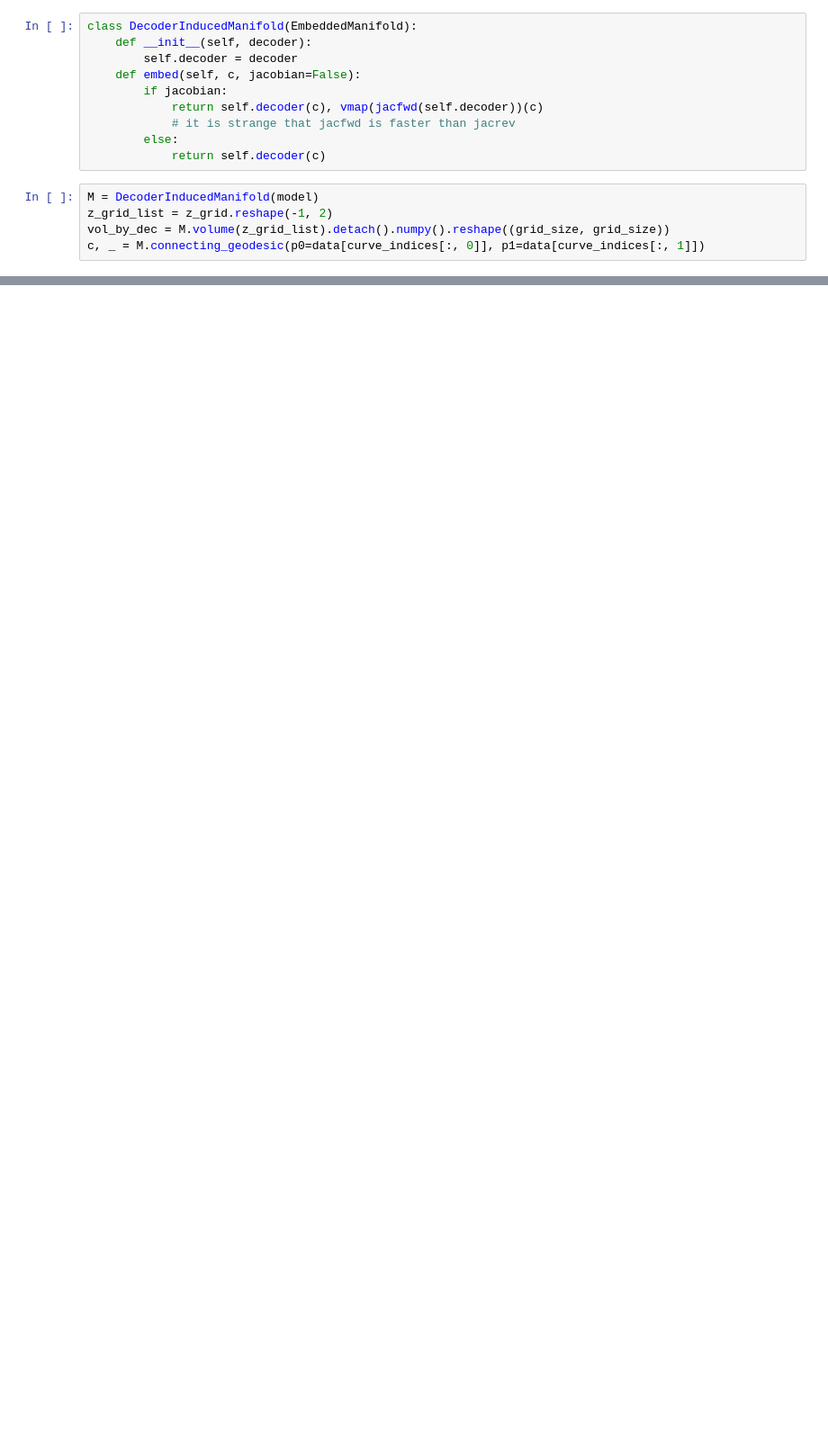
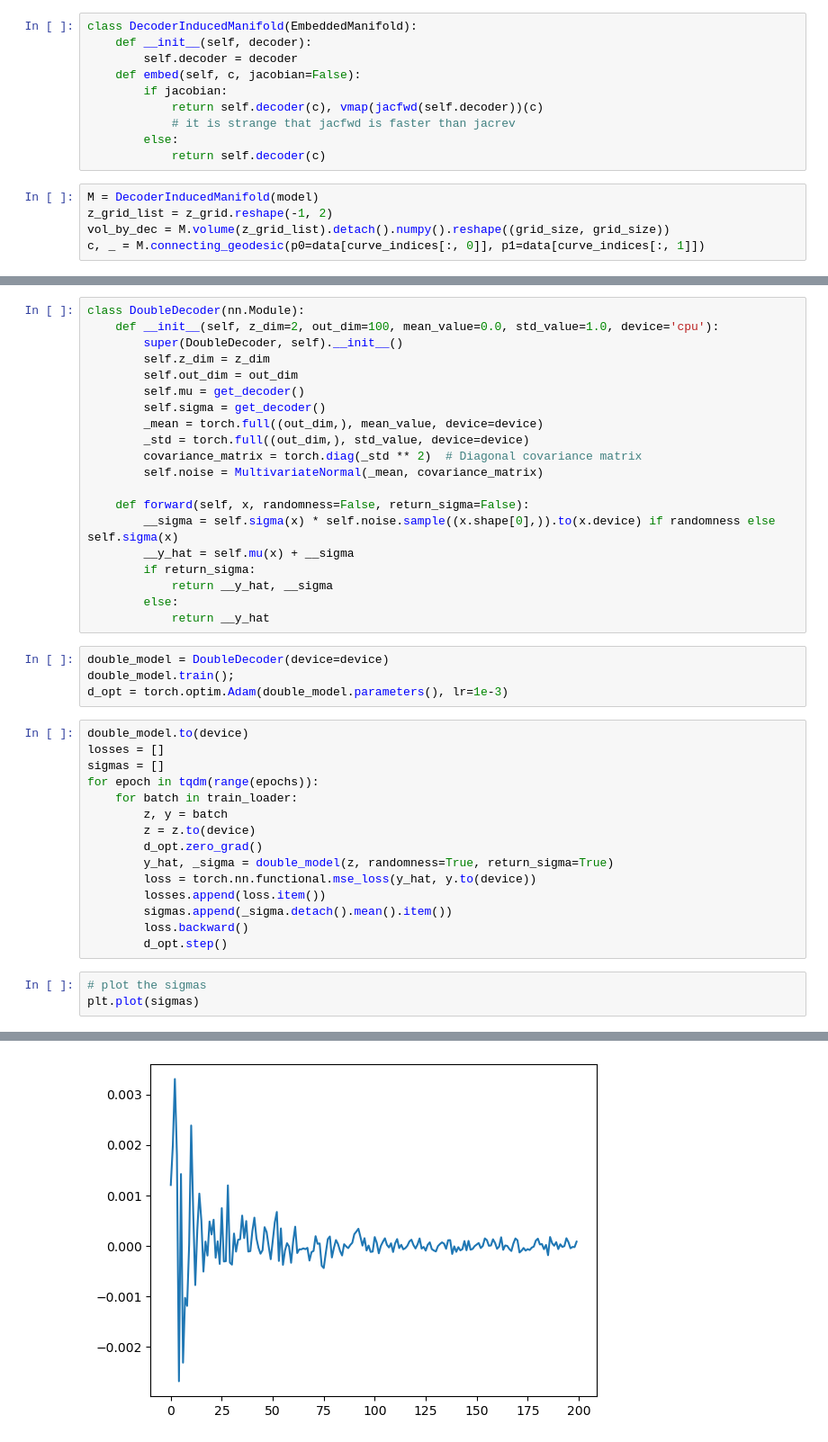
Before and after one commit to fablos/geo_latte, a Jupyter notebook: icra/circular_data.ipynb, the cells around one changed output, grey strips where cells are left out. Shown at 90% size. Cells and saved outputs as stored; diff of their text form; blank space fills up the shorter version.

```diff
--- a/icra/circular_data.ipynb
+++ b/icra/circular_data.ipynb
@@ -131,0 +133,43 @@ data_vae_nd = torch.tensor(data_vae_nd, dtype=torch.float32)
+# %%
+class DoubleDecoder(nn.Module):
+    def __init__(self, z_dim=2, out_dim=100, mean_value=0.0, std_value=1.0, device='cpu'):
+        super(DoubleDecoder, self).__init__()
+        self.z_dim = z_dim
+        self.out_dim = out_dim
+        self.mu = get_decoder()
+        self.sigma = get_decoder()
+        _mean = torch.full((out_dim,), mean_value, device=device)
+        _std = torch.full((out_dim,), std_value, device=device)
+        covariance_matrix = torch.diag(_std ** 2)  # Diagonal covariance matrix
+        self.noise = MultivariateNormal(_mean, covariance_matrix)
+
+    def forward(self, x, randomness=False, return_sigma=False):
+        __sigma = self.sigma(x) * self.noise.sample((x.shape[0],)).to(x.device) if randomness else self.sigma(x)
+        __y_hat = self.mu(x) + __sigma
+        if return_sigma:
+            return __y_hat, __sigma
+        else:
+            return __y_hat
+# %%
+double_model = DoubleDecoder(device=device)
+double_model.train();
+d_opt = torch.optim.Adam(double_model.parameters(), lr=1e-3)
+# %%
+double_model.to(device)
+losses = []
+sigmas = []
+for epoch in tqdm(range(epochs)):
+    for batch in train_loader:
+        z, y = batch
+        z = z.to(device)
+        d_opt.zero_grad()
+        y_hat, _sigma = double_model(z, randomness=True, return_sigma=True)
+        loss = torch.nn.functional.mse_loss(y_hat, y.to(device))
+        losses.append(loss.item())
+        sigmas.append(_sigma.detach().mean().item())
+        loss.backward()
+        d_opt.step()
+# %%
+# plot the sigmas
+plt.plot(sigmas)
+# %% [output]
@@ -131,0 +177 @@ data_vae_nd = torch.tensor(data_vae_nd, dtype=torch.float32)
+[figure, added]
```
Also changed, not shown: parts of 13 cells of this notebook, 1 other file.
